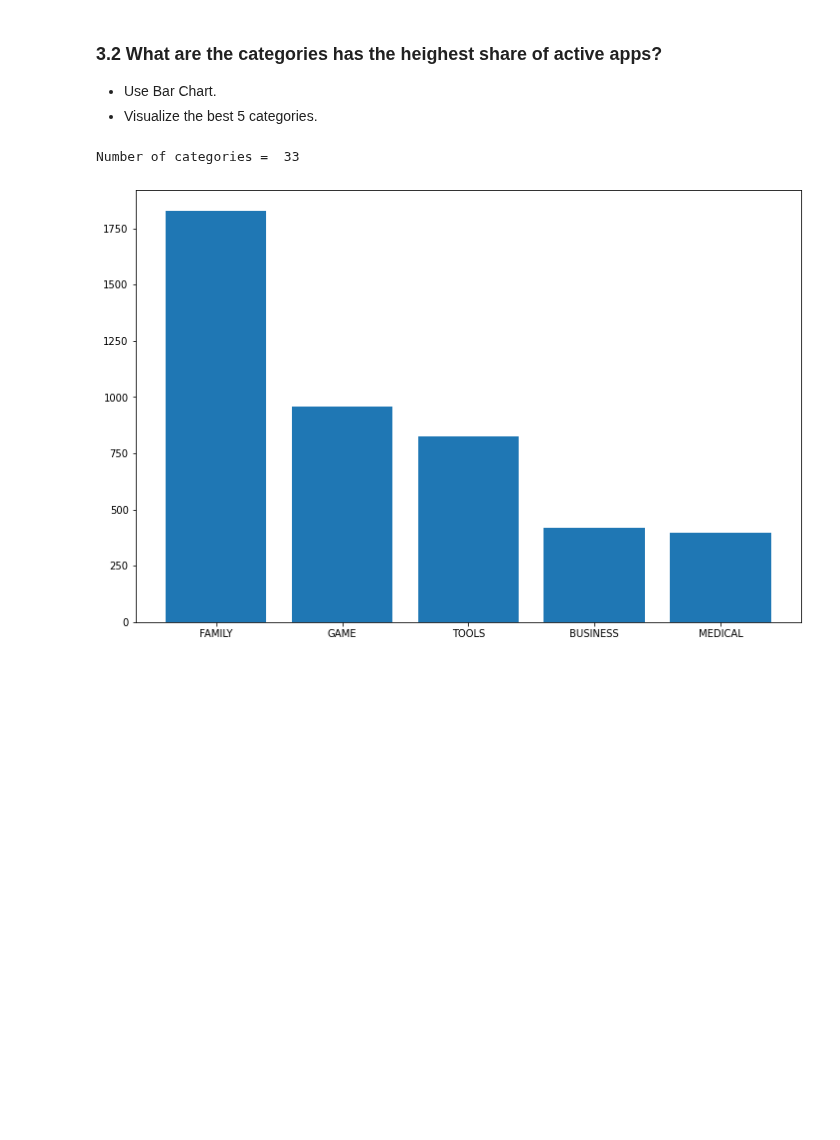
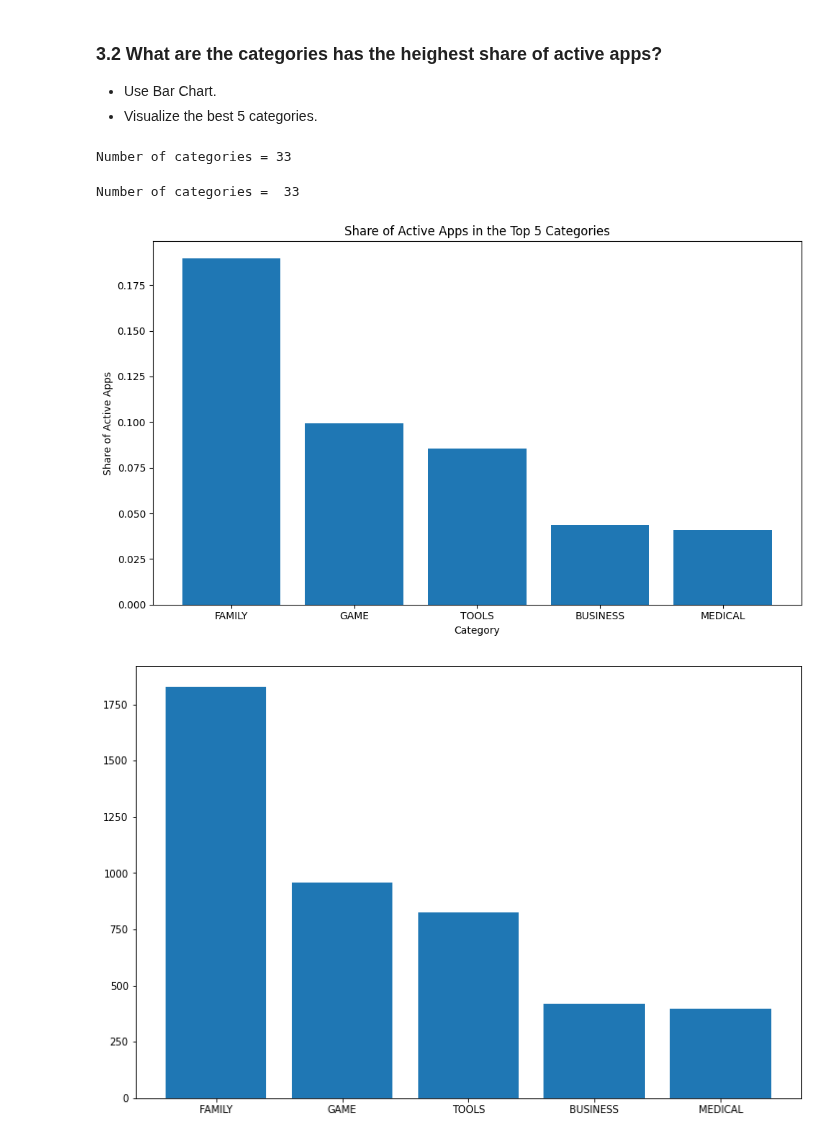
Before and after one commit to Tuwaiq-Data-Science-Bootcamp-V5/Matplotlib-Lab3, a Jupyter notebook: Matplotlib_Assignment3.ipynb, the cells around one changed output. Cells and saved outputs as stored; diff of their text form; code cells hidden in the pictures; blank space fills up the shorter version.

```diff
--- a/Matplotlib_Assignment3.ipynb
+++ b/Matplotlib_Assignment3.ipynb
@@ -349,13 +486,28 @@ memory usage: 864.0+ KB
 - Use Bar Chart.
 - Visualize the best 5 categories.
 # %%
-# Write your code here
+n_active_apps_per_category = app['Category'].value_counts()
+top_5_categories = n_active_apps_per_category.index.tolist()[:33]
+share_of_active_apps_per_category = n_active_apps_per_category[top_5_categories] / n_active_apps_per_category.sum()
+
+
+print("Number of categories =",share_of_active_apps_per_category.count())
+# %% [output]
+Number of categories = 33
 # %%
 # Output :-
 # %% [output]
 Number of categories =  33
 # %%
-# Write your code here
+plt.figure(figsize=(10, 6))
+plt.bar(top_5_categories, share_of_active_apps_per_category)
+plt.xlabel('Category')
+plt.ylabel('Share of Active Apps')
+plt.title('Share of Active Apps in the Top 5 Categories')
+plt.tight_layout()
+plt.show()
+# %% [output]
+[figure, added]
 # %%
 # Output :-
 # %% [output]
```
Also changed, not shown: parts of 37 cells of this notebook.
